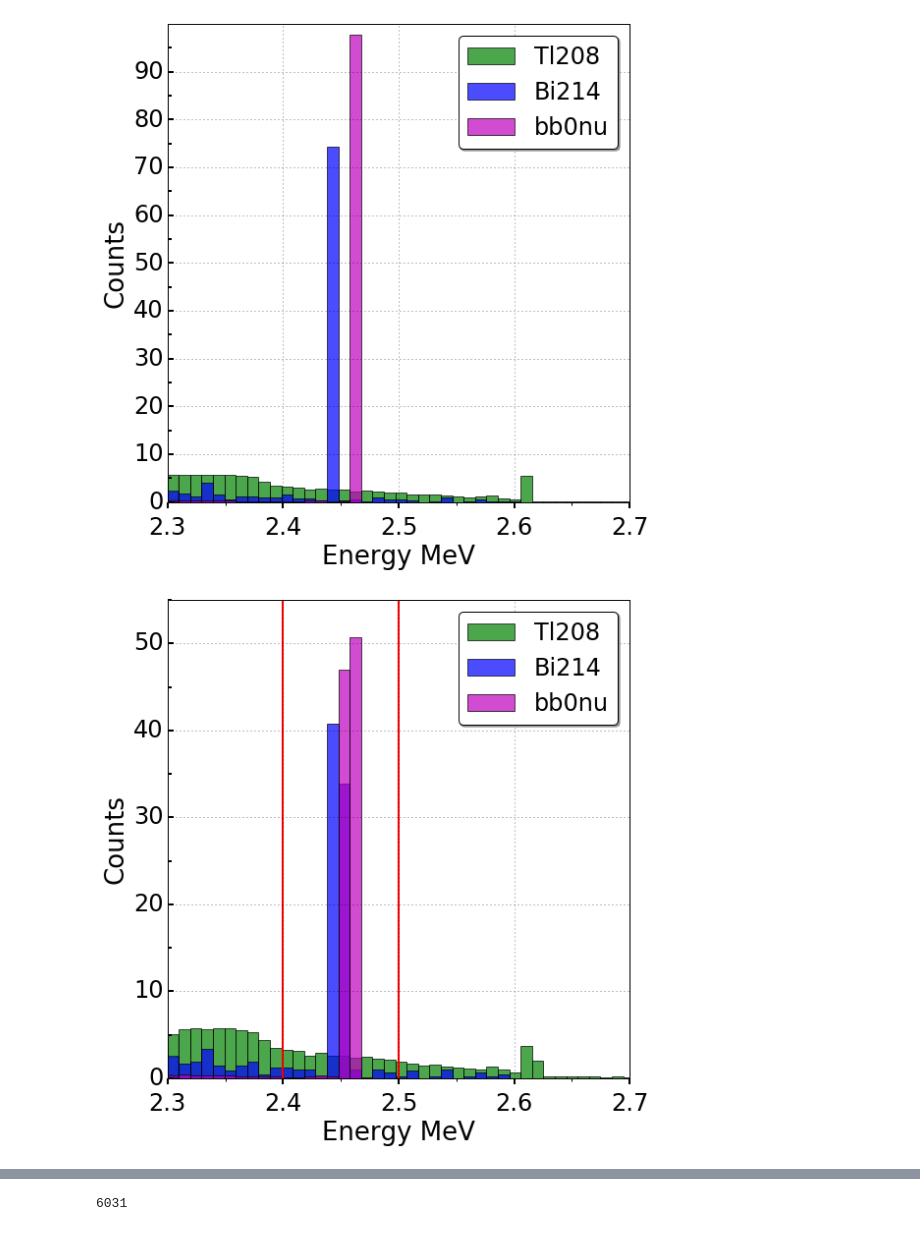
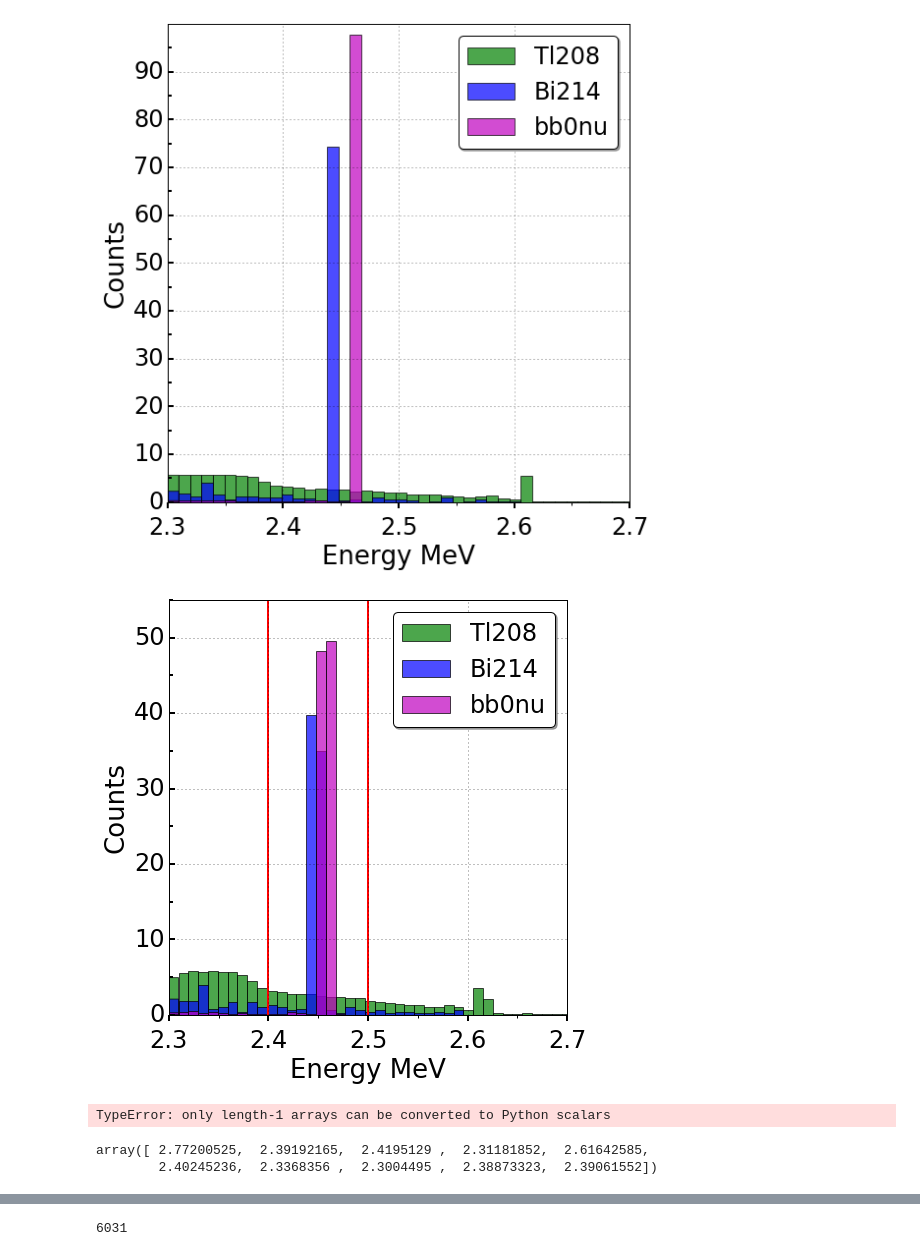
Before and after one commit to AustinMcDonald/Python, a Jupyter notebook: nexus valadation/Next-100-background.ipynb, the cells around one changed output, grey strips where cells are left out. Saved outputs shown, nothing was run; the diff lists cells and outputs as text; code cells hidden in the pictures.

```diff
--- a/nexus valadation/Next-100-background.ipynb
+++ b/nexus valadation/Next-100-background.ipynb
@@ -99,7 +99,7 @@ TlS = smearing(Tl,0.0075/2.355)
 BiS = smearing(Bi,0.0075/2.355)
 bbS = smearing(bb,0.0075/2.355)
 # %%
-fig, ax = plt.subplots(figsize=(8,8))
+fig, ax = plt.subplots(figsize=(7,7))
 #plt.hist(Tl,bins=Bins,normed=True,alpha=0.7,label='Tl208')
 #plt.hist(Bi,bins=Bins,normed=True,alpha=0.7,label='Bi214')
 #plt.hist(bb,bins=Bins,normed=True,alpha=0.7,label='bb0nu')
@@ -109,31 +109,35 @@ plt.hist(bbS,bins=Bins,alpha=0.7,label='bb0nu',color='m',normed=1e4)
 
 plt.ylabel("Counts",fontsize=26)
 plt.xlabel("Energy MeV",fontsize=26)
 plt.tick_params('both', length=10, width=2, which='major')
 plt.tick_params('both', length=5, width=1, which='minor')
 xmajor_ticks = np.arange(2.3, 2.7, 0.1)
 xminor_ticks = np.arange(2.3, 2.7, 0.05)
 ymajor_ticks = np.arange(0, 100, 10)
 yminor_ticks = np.arange(0, 100, 5)
 ax.tick_params(axis = 'x', which = 'major', direction='out',width=2,length=6,top="off",right='off')
 ax.tick_params(axis = 'x', which = 'minor', direction='out',width=1,length=3,top="off",right='off')
 ax.tick_params(axis = 'y', which = 'major', direction='in',width=2,length=6,top="off",right='off')
 ax.tick_params(axis = 'y', which = 'minor', direction='in',width=2,length=4,top="off",right='off')
 ax.set_xticks(xmajor_ticks)
 ax.set_xticks(xminor_ticks, minor = True)
 ax.set_yticks(ymajor_ticks)
 ax.set_yticks(yminor_ticks, minor = True)
 plt.xticks(fontsize=24)
 plt.yticks(fontsize=24)
 plt.legend(loc='upper right',fontsize=24,shadow=True, fancybox=True)
 plt.xlim(2.3,2.7)
 plt.ylim(0,55)
 plt.grid(True)
 plt.axvline(2.4,color='r',linewidth=2)
 plt.axvline(2.5,color='r',linewidth=2)
 plt.tight_layout()
 
 #plt.savefig('/Users/austinmcdonald/Desktop/energySmeared.pdf')
 plt.show()
 # %% [output]
-[figure, old version]
+[figure, new version]
+# %%
+np.random.rand(10)*len(TlS)
+# %% [output]
+TypeError: only length-1 arrays can be converted to Python scalars
@@ -139,0 +146,5 @@ plt.show()
+# %%
+TlS[rr]
+# %% [output]
+array([ 2.77200525,  2.39192165,  2.4195129 ,  2.31181852,  2.61642585,
+        2.40245236,  2.3368356 ,  2.3004495 ,  2.38873323,  2.39061552])
```
Also changed, not shown: parts of 6 cells of this notebook, 8 other files.
